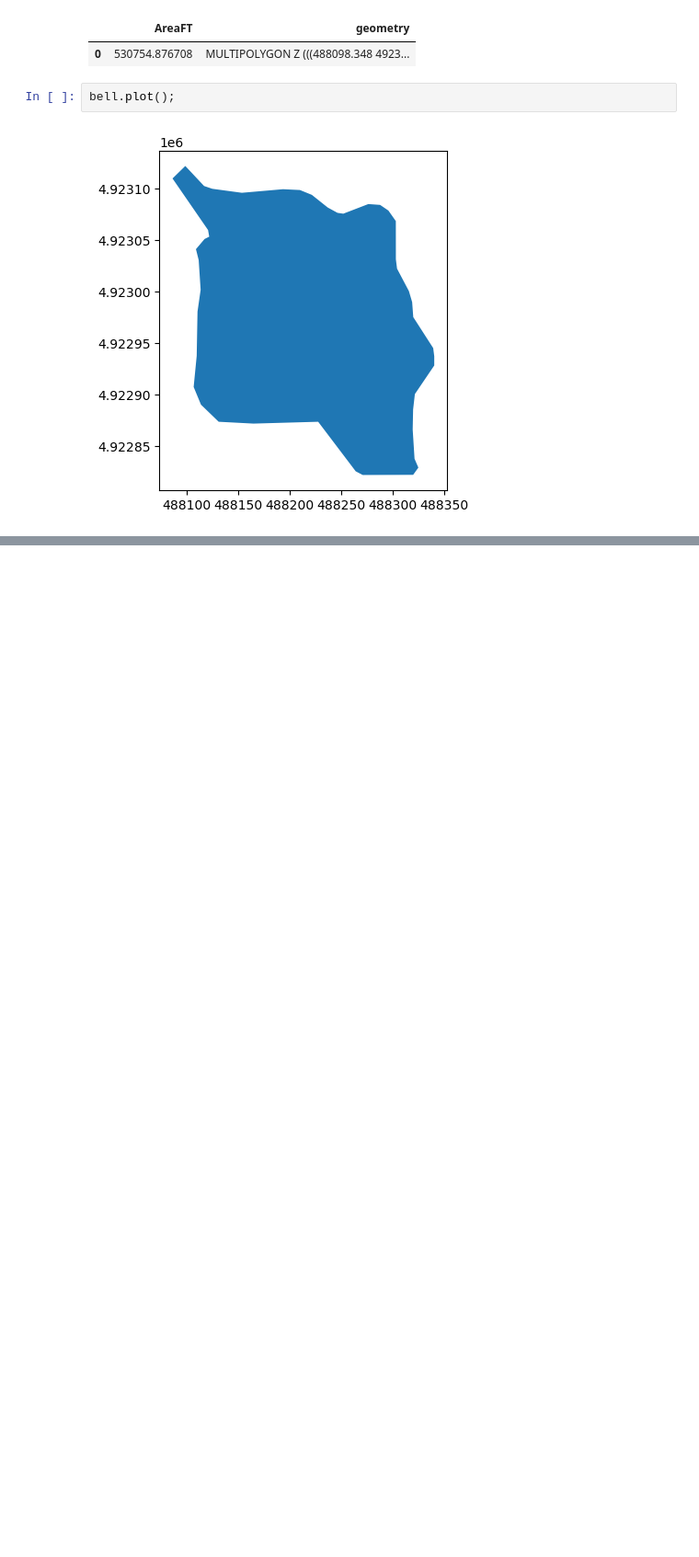
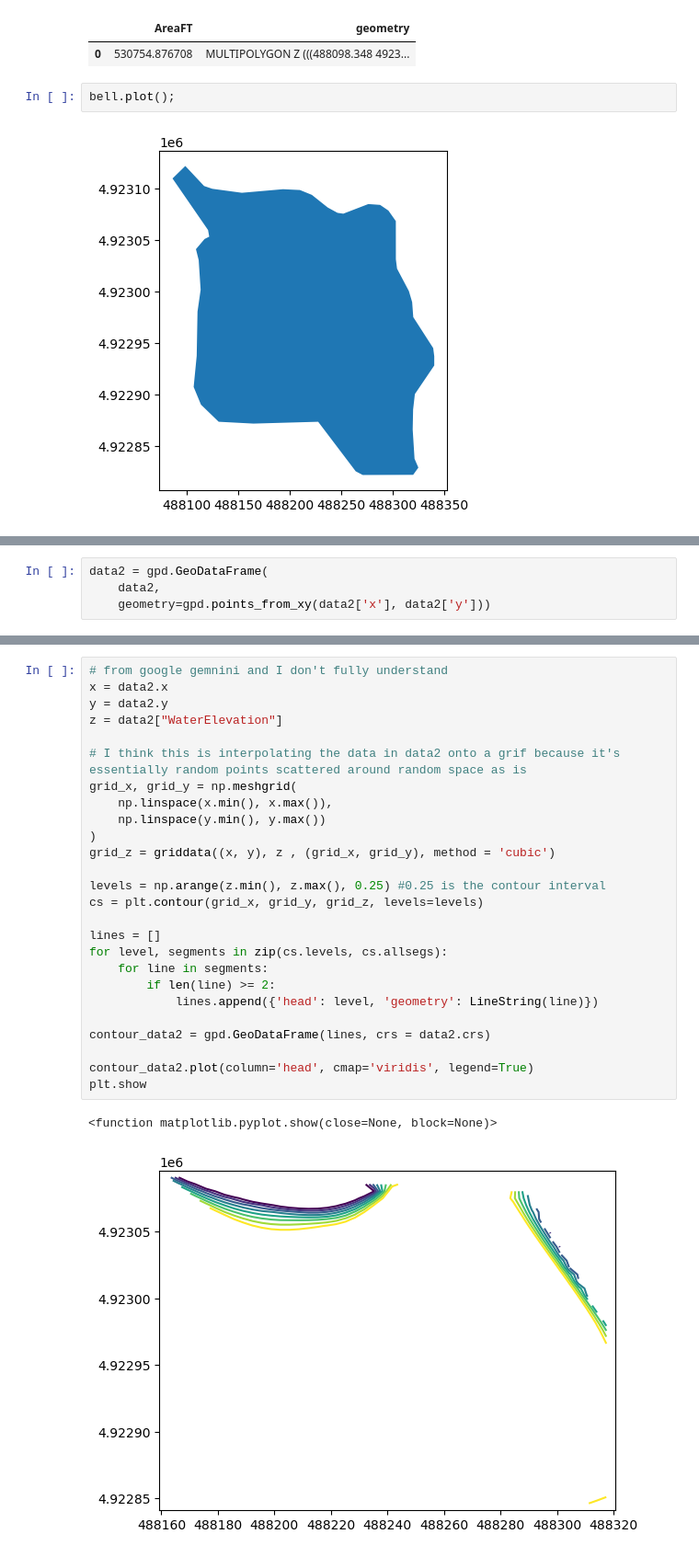
Before and after one commit to sauron-245/summer_26, a Jupyter notebook: summer 2026/BellMap.ipynb, the cells around one changed output, grey strips where cells are left out. Shown at 92% size. Drawn from its saved outputs; the diff is of its cells as text; blank space fills up the shorter version.

```diff
--- a/summer 2026/BellMap.ipynb
+++ b/summer 2026/BellMap.ipynb
@@ -117,0 +139,4 @@ bell.plot();
+# %%
+data2 = gpd.GeoDataFrame(
+    data2,
+    geometry=gpd.points_from_xy(data2['x'], data2['y']))
@@ -117,0 +158,29 @@ bell.plot();
+# %%
+# from google gemnini and I don't fully understand
+x = data2.x
+y = data2.y
+z = data2["WaterElevation"]
+
+# I think this is interpolating the data in data2 onto a grif because it's essentially random points scattered around random space as is
+grid_x, grid_y = np.meshgrid(
+    np.linspace(x.min(), x.max()),
+    np.linspace(y.min(), y.max())
+)
+grid_z = griddata((x, y), z , (grid_x, grid_y), method = 'cubic')
+
+levels = np.arange(z.min(), z.max(), 0.25) #0.25 is the contour interval
+cs = plt.contour(grid_x, grid_y, grid_z, levels=levels)
+
+lines = []
+for level, segments in zip(cs.levels, cs.allsegs):
+    for line in segments:
+        if len(line) >= 2:
+            lines.append({'head': level, 'geometry': LineString(line)})
+
+contour_data2 = gpd.GeoDataFrame(lines, crs = data2.crs)
+
+contour_data2.plot(column='head', cmap='viridis', legend=True)
+plt.show
+# %% [output]
+<function matplotlib.pyplot.show(close=None, block=None)>
+[figure, added]
```
Also changed, not shown: parts of 12 cells of this notebook, 2 other files.
